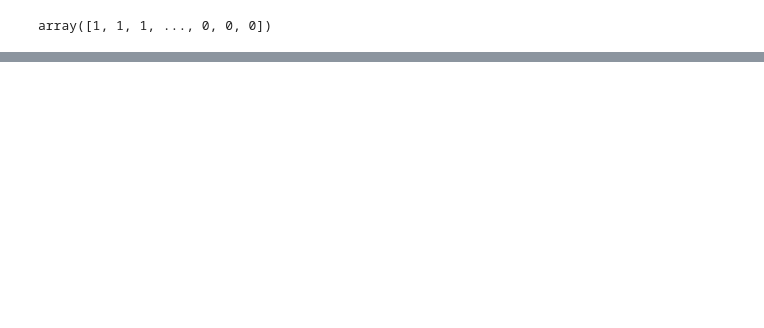
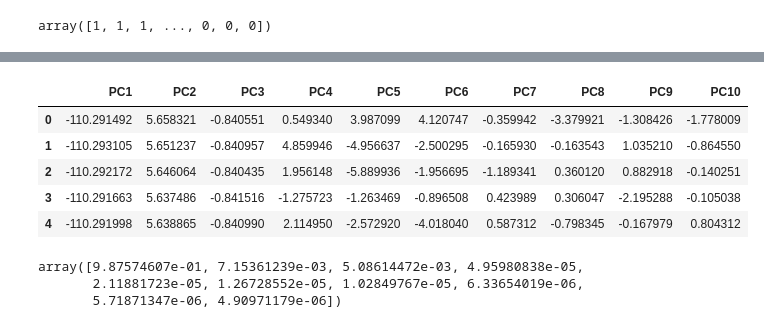
Before and after one commit to uzmabb182/supervised_machine_learning-predicting_credit_risk, a Jupyter notebook: credit_risk_evaluator.ipynb, the cells around one changed output, grey strips where cells are left out. Drawn from its saved outputs; the diff is of its cells as text; code cells hidden in the pictures; blank space fills up the shorter version.

```diff
--- a/credit_risk_evaluator.ipynb
+++ b/credit_risk_evaluator.ipynb
@@ -768,0 +886,11 @@ array([[2351,    0],
+# %%
+from sklearn.decomposition import PCA
+
+# Applying PCA to reduce dimensions from 92
+
+# Initialize PCA model
+pca = PCA(n_components=10)
+
+# Get 10 principal components for the credit data.
+credit_pca = pca.fit_transform(X_test_scaled)
+credit_pca
@@ -768,0 +911,20 @@ array([[2351,    0],
+# %%
+# Transform PCA data to a DataFrame
+df_credit_pca = pd.DataFrame(
+    data=credit_pca, columns=["PC1", "PC2", "PC3", "PC4", "PC5", "PC6", "PC7", "PC8", "PC9", "PC10"]
+)
+df_credit_pca.head()
+# %% [output]
+|  | PC1 | PC2 | PC3 | PC4 | PC5 | PC6 | PC7 | PC8 | PC9 | PC10 |
+| 0 | -110.291492 | 5.658321 | -0.840551 | 0.549340 | 3.987099 | 4.120747 | -0.359942 | -3.379921 | -1.308426 | -1.778009 |
+| 1 | -110.293105 | 5.651237 | -0.840957 | 4.859946 | -4.956637 | -2.500295 | -0.165930 | -0.163543 | 1.035210 | -0.864550 |
+| 2 | -110.292172 | 5.646064 | -0.840435 | 1.956148 | -5.889936 | -1.956695 | -1.189341 | 0.360120 | 0.882918 | -0.140251 |
+| 3 | -110.291663 | 5.637486 | -0.841516 | -1.275723 | -1.263469 | -0.896508 | 0.423989 | 0.306047 | -2.195288 | -0.105038 |
+| 4 | -110.291998 | 5.638865 | -0.840990 | 2.114950 | -2.572920 | -4.018040 | 0.587312 | -0.798345 | -0.167979 | 0.804312 |
+# %%
+# Fetch the explained variance
+pca.explained_variance_ratio_
+# %% [output]
+array([9.87574607e-01, 7.15361239e-03, 5.08614472e-03, 4.95980838e-05,
+       2.11881723e-05, 1.26728552e-05, 1.02849767e-05, 6.33654019e-06,
+       5.71871347e-06, 4.90971179e-06])
```
Also changed, not shown: parts of 61 cells of this notebook.
